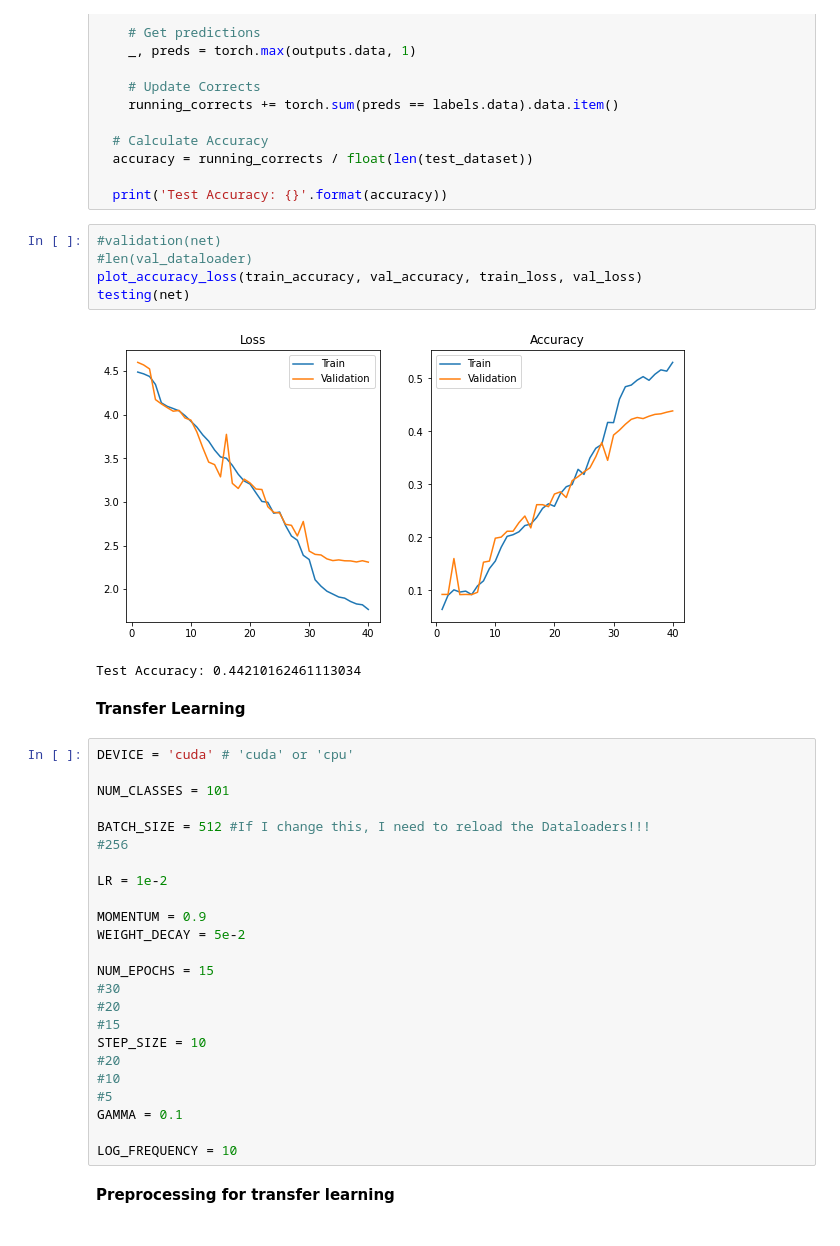
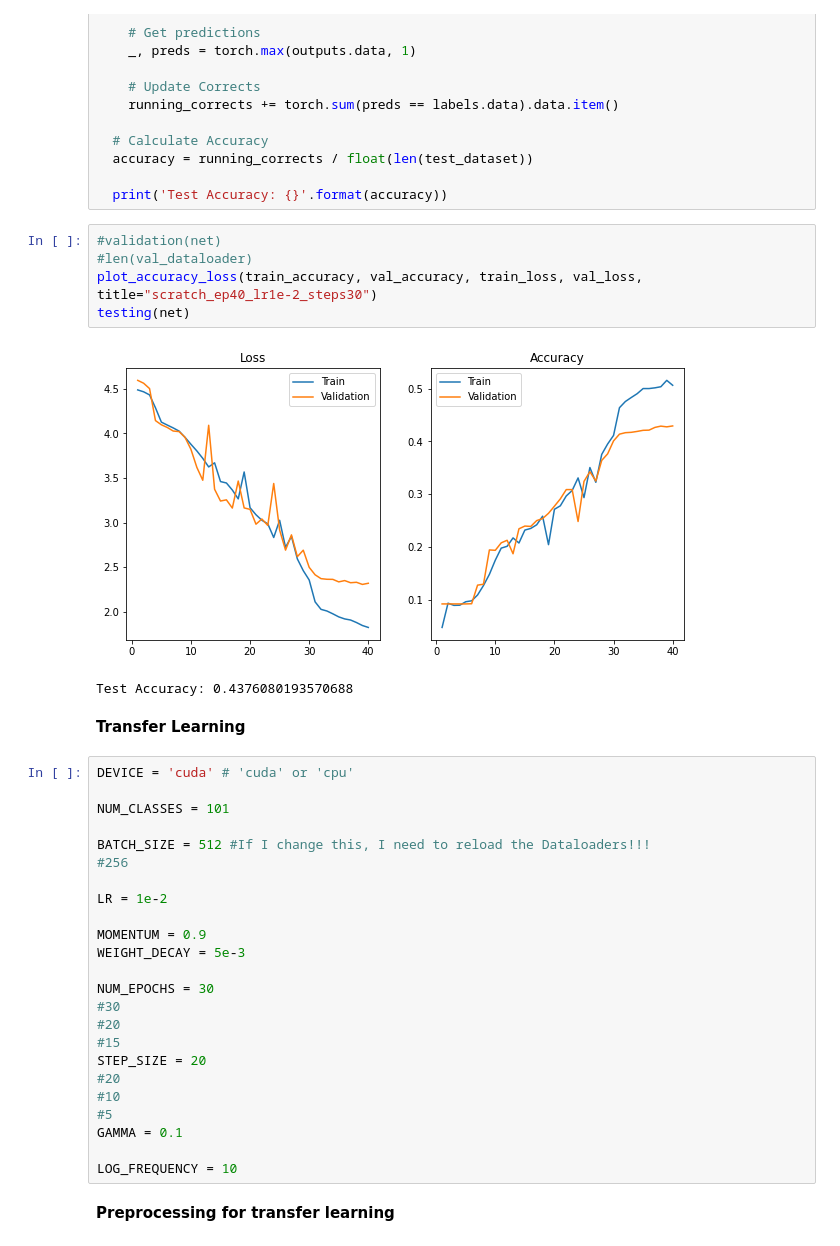
Before and after one commit to RoboTuan/MLDL, a Jupyter notebook: Homework2/Homework2_MLDL.ipynb, the cells around one changed output. Drawn from its saved outputs; the diff is of its cells as text.

```diff
--- a/Homework2/Homework2_MLDL.ipynb
+++ b/Homework2/Homework2_MLDL.ipynb
@@ -389,11 +391,11 @@ Validation Accuracy: 0.4387966804979253
 # %%
 #validation(net)
 #len(val_dataloader)
-plot_accuracy_loss(train_accuracy, val_accuracy, train_loss, val_loss)
+plot_accuracy_loss(train_accuracy, val_accuracy, train_loss, val_loss, title="scratch_ep40_lr1e-2_steps30")
 testing(net)
 # %% [output]
-[figure, old version]
+[figure, new version]
-Test Accuracy: 0.44210162461113034
+Test Accuracy: 0.4376080193570688
 # %% [markdown]
 **Transfer Learning**
 # %%
@@ -407,13 +409,13 @@ BATCH_SIZE = 512 #If I change this, I need to reload the Dataloaders!!!
 LR = 1e-2
 
 MOMENTUM = 0.9
-WEIGHT_DECAY = 5e-2
+WEIGHT_DECAY = 5e-3
 
-NUM_EPOCHS = 15
+NUM_EPOCHS = 30
 #30
 #20
 #15
-STEP_SIZE = 10
+STEP_SIZE = 20
 #20
 #10
 #5
```
Also changed, not shown: parts of 26 cells of this notebook.
